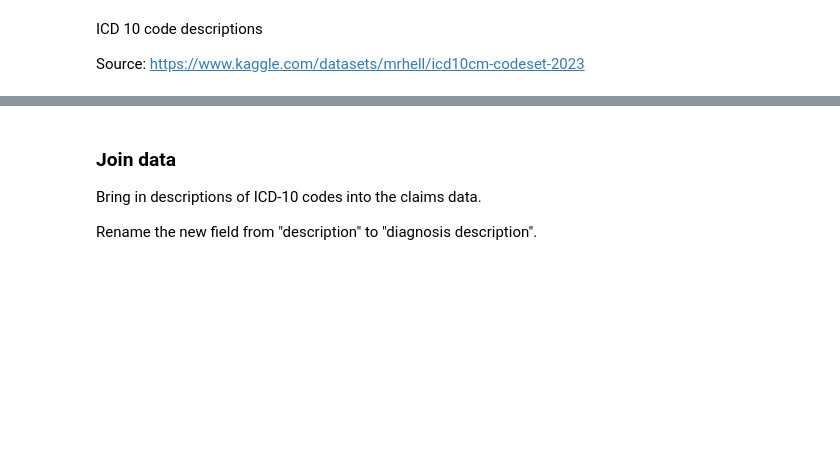
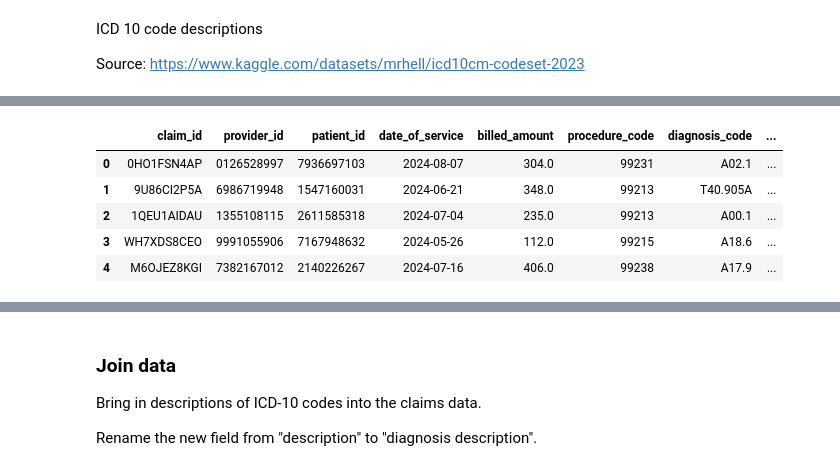
Before and after one commit to lewstephenh/python-portfolio, a Jupyter notebook: healthcare-data-manipulation/code/healthcare_data_manipulation.ipynb, the cells around one changed output, grey strips where cells are left out. Saved outputs shown, nothing was run; the diff lists cells and outputs as text; code cells hidden in the pictures; blank space fills up the shorter version.

```diff
--- a/healthcare-data-manipulation/code/healthcare_data_manipulation.ipynb
+++ b/healthcare-data-manipulation/code/healthcare_data_manipulation.ipynb
@@ -45,0 +78,11 @@ df_icd_codes.sample(5)
+# %%
+del df_claim_data
+df_claim_data = pd.read_sql("SELECT * FROM claim_data", engine2)
+df_claim_data.head(5)
+# %% [output]
+|  | claim_id | provider_id | patient_id | date_of_service | billed_amount | procedure_code | diagnosis_code | ... |
+| 0 | 0HO1FSN4AP | 0126528997 | 7936697103 | 2024-08-07 | 304.0 | 99231 | A02.1 | ... |
+| 1 | 9U86CI2P5A | 6986719948 | 1547160031 | 2024-06-21 | 348.0 | 99213 | T40.905A | ... |
+| 2 | 1QEU1AIDAU | 1355108115 | 2611585318 | 2024-07-04 | 235.0 | 99213 | A00.1 | ... |
+| 3 | WH7XDS8CEO | 9991055906 | 7167948632 | 2024-05-26 | 112.0 | 99215 | A18.6 | ... |
+| 4 | M6OJEZ8KGI | 7382167012 | 2140226267 | 2024-07-16 | 406.0 | 99238 | A17.9 | ... |
```
Also changed, not shown: parts of 15 cells of this notebook.
